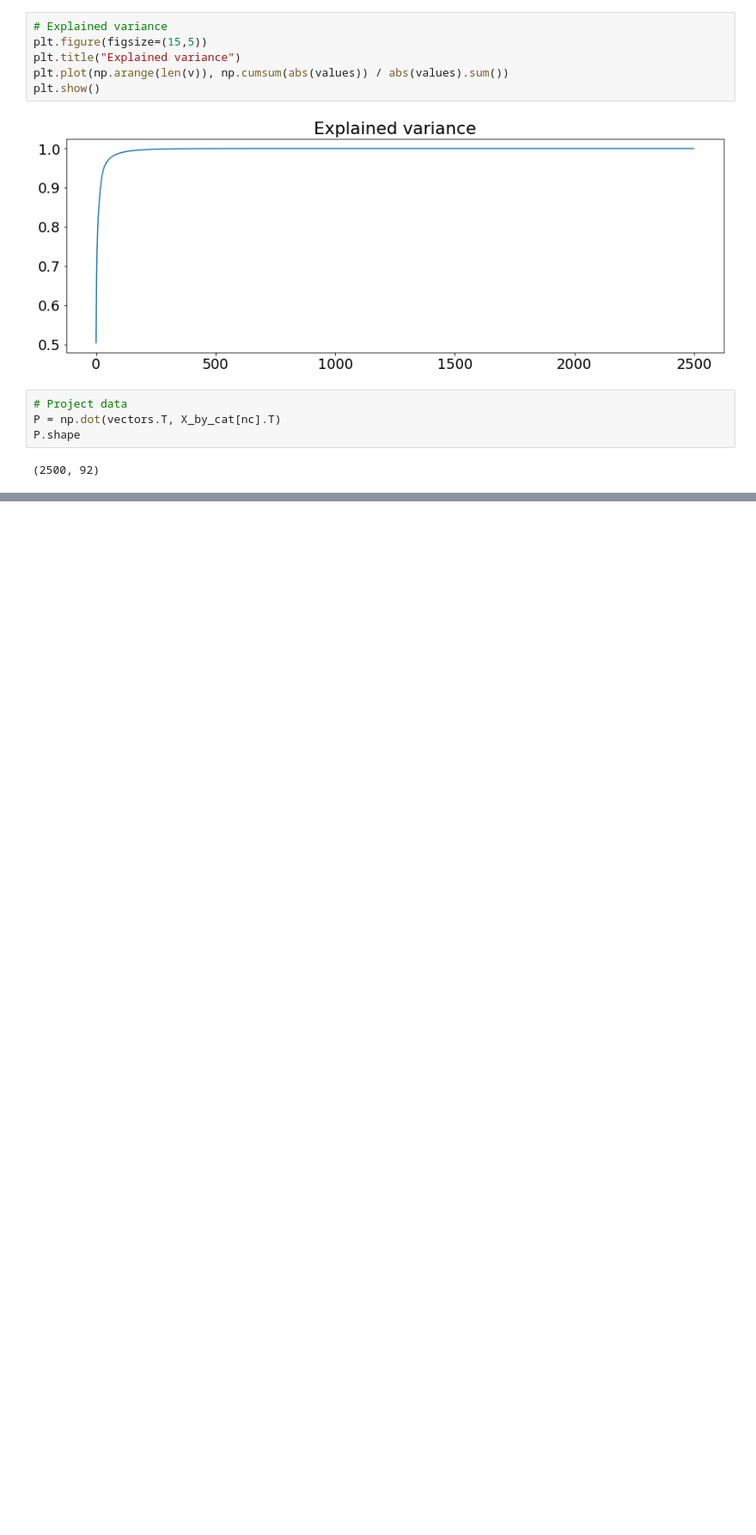
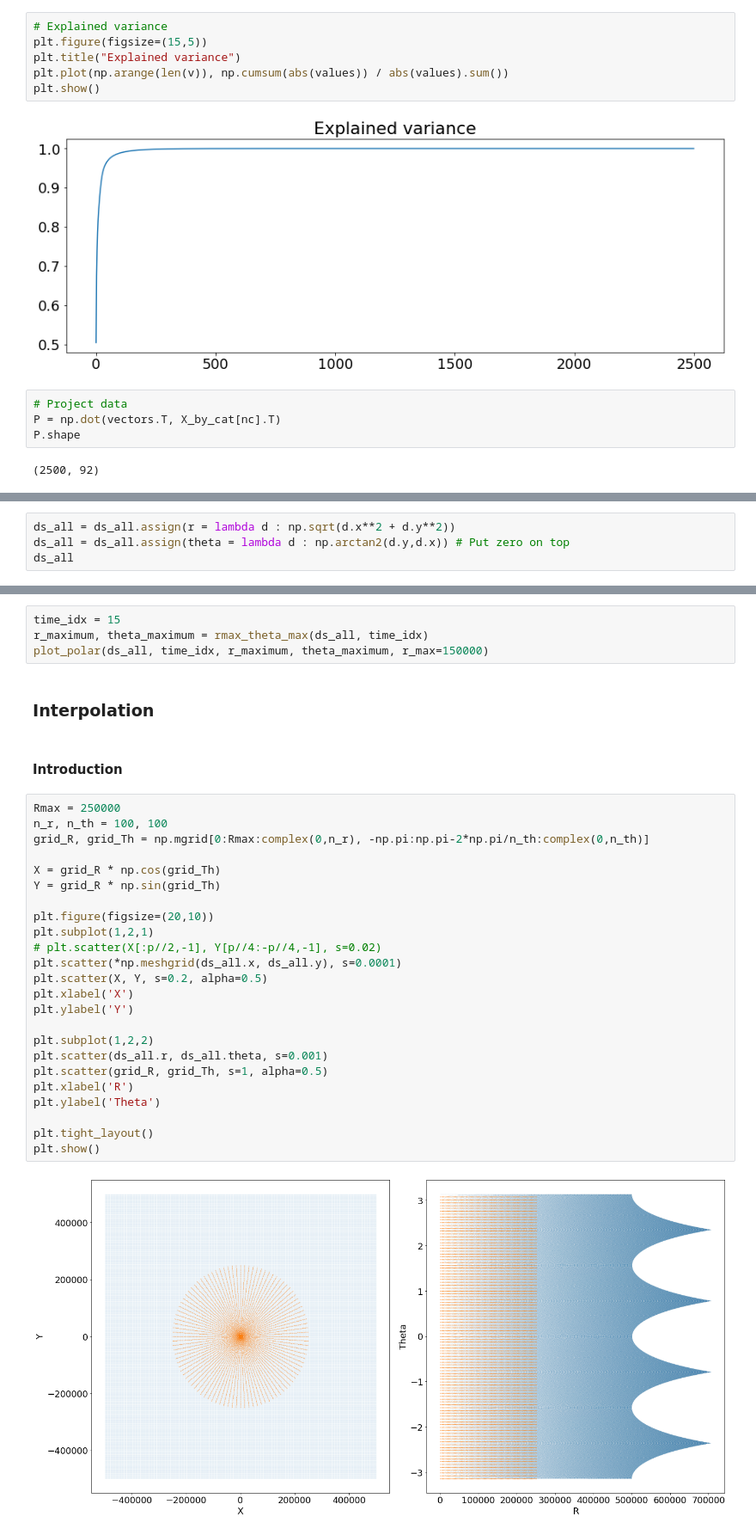
Before and after one commit to E-leg/Project_Tropical_Cyclones, a Jupyter notebook: tc_sar_stats.ipynb, the cells around one changed output, grey strips where cells are left out. Shown at 86% size. Drawn from its saved outputs; the diff is of its cells as text; blank space fills up the shorter version.

```diff
--- a/tc_sar_stats.ipynb
+++ b/tc_sar_stats.ipynb
@@ -256,0 +299,4 @@ P.shape
+# %%
+ds_all = ds_all.assign(r = lambda d : np.sqrt(d.x**2 + d.y**2))
+ds_all = ds_all.assign(theta = lambda d : np.arctan2(d.y,d.x)) # Put zero on top
+ds_all
@@ -256,0 +442,34 @@ P.shape
+# %%
+time_idx = 15
+r_maximum, theta_maximum = rmax_theta_max(ds_all, time_idx)
+plot_polar(ds_all, time_idx, r_maximum, theta_maximum, r_max=150000)
+# %% [markdown]
+### Interpolation
+# %% [markdown]
+#### Introduction
+# %%
+Rmax = 250000
+n_r, n_th = 100, 100
+grid_R, grid_Th = np.mgrid[0:Rmax:complex(0,n_r), -np.pi:np.pi-2*np.pi/n_th:complex(0,n_th)]
+
+X = grid_R * np.cos(grid_Th)
+Y = grid_R * np.sin(grid_Th)
+
+plt.figure(figsize=(20,10))
+plt.subplot(1,2,1)
+# plt.scatter(X[:p//2,-1], Y[p//4:-p//4,-1], s=0.02)
+plt.scatter(*np.meshgrid(ds_all.x, ds_all.y), s=0.0001)
+plt.scatter(X, Y, s=0.2, alpha=0.5)
+plt.xlabel('X')
+plt.ylabel('Y')
+
+plt.subplot(1,2,2)
+plt.scatter(ds_all.r, ds_all.theta, s=0.001)
+plt.scatter(grid_R, grid_Th, s=1, alpha=0.5)
+plt.xlabel('R')
+plt.ylabel('Theta')
+
+plt.tight_layout()
+plt.show()
+# %% [output]
+[figure, added]
```
Also changed, not shown: parts of 32 cells of this notebook.
